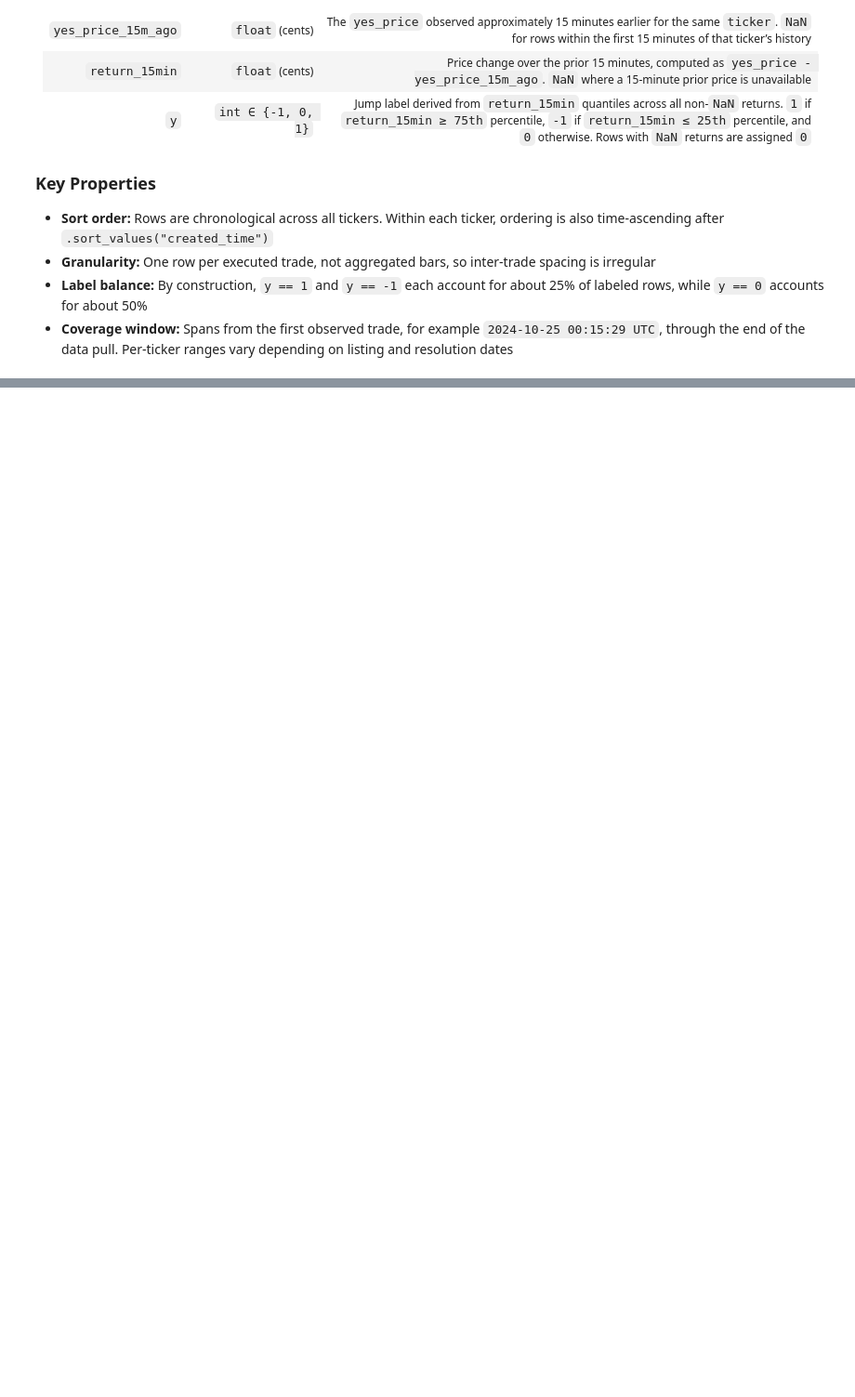
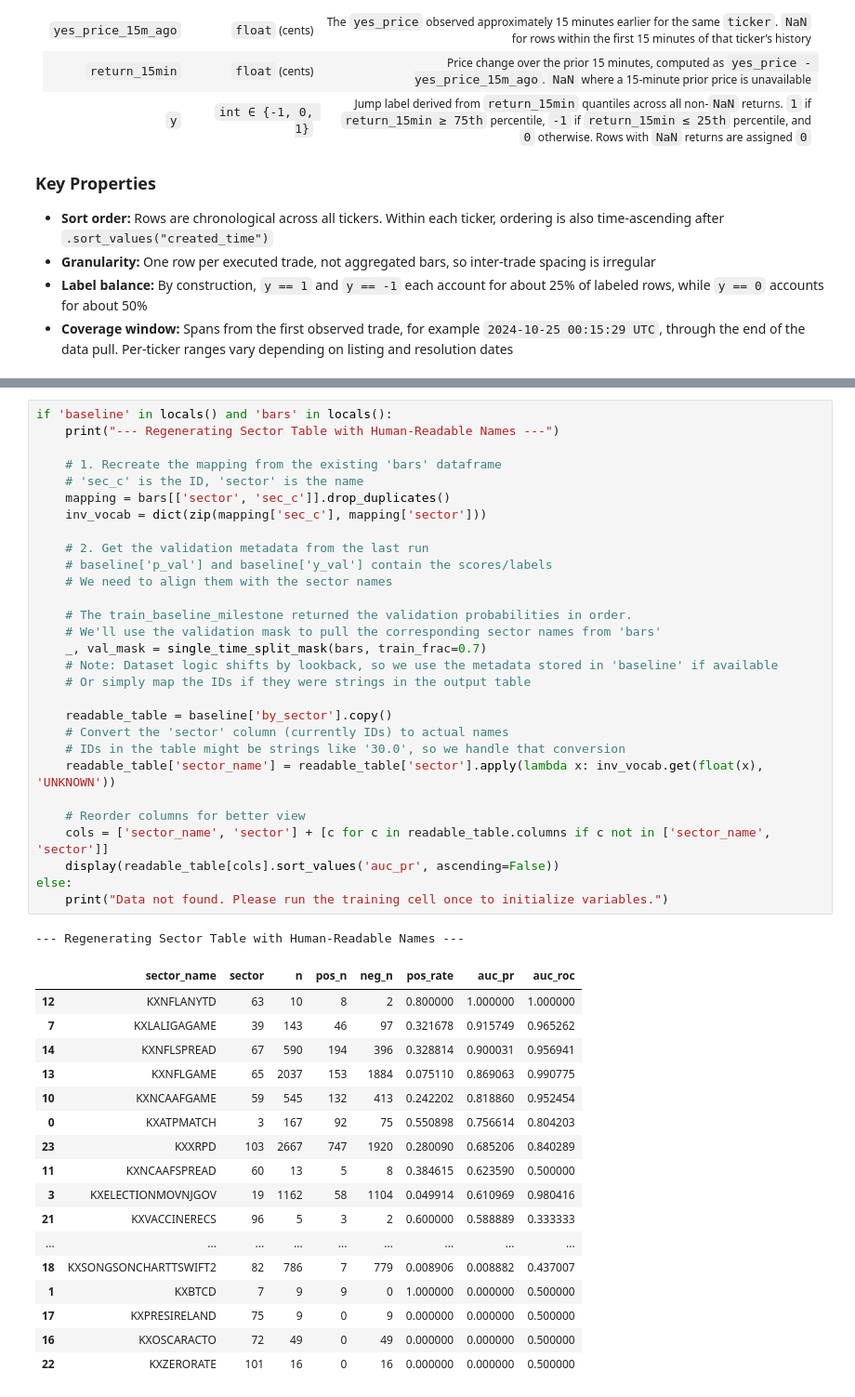
Before and after one commit to abprada/Kalshi-Project, a Jupyter notebook: notebooks/data.ipynb, the cells around one changed output, grey strips where cells are left out. Shown at 93% size. Cells and saved outputs as stored; diff of their text form; blank space fills up the shorter version.

```diff
--- a/notebooks/data.ipynb
+++ b/notebooks/data.ipynb
@@ -710,0 +1397,48 @@ A time-ordered record of individual trade executions on prediction-market contra
+# %%
+if 'baseline' in locals() and 'bars' in locals():
+    print("--- Regenerating Sector Table with Human-Readable Names ---")
+
+    # 1. Recreate the mapping from the existing 'bars' dataframe
+    # 'sec_c' is the ID, 'sector' is the name
+    mapping = bars[['sector', 'sec_c']].drop_duplicates()
+    inv_vocab = dict(zip(mapping['sec_c'], mapping['sector']))
+
+    # 2. Get the validation metadata from the last run
+    # baseline['p_val'] and baseline['y_val'] contain the scores/labels
+    # We need to align them with the sector names
+
+    # The train_baseline_milestone returned the validation probabilities in order.
+    # We'll use the validation mask to pull the corresponding sector names from 'bars'
+    _, val_mask = single_time_split_mask(bars, train_frac=0.7)
+    # Note: Dataset logic shifts by lookback, so we use the metadata stored in 'baseline' if available
+    # Or simply map the IDs if they were strings in the output table
+
+    readable_table = baseline['by_sector'].copy()
+    # Convert the 'sector' column (currently IDs) to actual names
+    # IDs in the table might be strings like '30.0', so we handle that conversion
+    readable_table['sector_name'] = readable_table['sector'].apply(lambda x: inv_vocab.get(float(x), 'UNKNOWN'))
+
+    # Reorder columns for better view
+    cols = ['sector_name', 'sector'] + [c for c in readable_table.columns if c not in ['sector_name', 'sector']]
+    display(readable_table[cols].sort_values('auc_pr', ascending=False))
+else:
+    print("Data not found. Please run the training cell once to initialize variables.")
+# %% [output]
+--- Regenerating Sector Table with Human-Readable Names ---
+|  | sector_name | sector | n | pos_n | neg_n | pos_rate | auc_pr | auc_roc |
+| 12 | KXNFLANYTD | 63 | 10 | 8 | 2 | 0.800000 | 1.000000 | 1.000000 |
+| 7 | KXLALIGAGAME | 39 | 143 | 46 | 97 | 0.321678 | 0.915749 | 0.965262 |
+| 14 | KXNFLSPREAD | 67 | 590 | 194 | 396 | 0.328814 | 0.900031 | 0.956941 |
+| 13 | KXNFLGAME | 65 | 2037 | 153 | 1884 | 0.075110 | 0.869063 | 0.990775 |
+| 10 | KXNCAAFGAME | 59 | 545 | 132 | 413 | 0.242202 | 0.818860 | 0.952454 |
+| 0 | KXATPMATCH | 3 | 167 | 92 | 75 | 0.550898 | 0.756614 | 0.804203 |
+| 23 | KXXRPD | 103 | 2667 | 747 | 1920 | 0.280090 | 0.685206 | 0.840289 |
+| 11 | KXNCAAFSPREAD | 60 | 13 | 5 | 8 | 0.384615 | 0.623590 | 0.500000 |
+| 3 | KXELECTIONMOVNJGOV | 19 | 1162 | 58 | 1104 | 0.049914 | 0.610969 | 0.980416 |
+| 21 | KXVACCINERECS | 96 | 5 | 3 | 2 | 0.600000 | 0.588889 | 0.333333 |
+| ... | ... | ... | ... | ... | ... | ... | ... | ... |
+| 18 | KXSONGSONCHARTTSWIFT2 | 82 | 786 | 7 | 779 | 0.008906 | 0.008882 | 0.437007 |
+| 1 | KXBTCD | 7 | 9 | 9 | 0 | 1.000000 | 0.000000 | 0.500000 |
+| 17 | KXPRESIRELAND | 75 | 9 | 0 | 9 | 0.000000 | 0.000000 | 0.500000 |
+| 16 | KXOSCARACTO | 72 | 49 | 0 | 49 | 0.000000 | 0.000000 | 0.500000 |
+| 22 | KXZERORATE | 101 | 16 | 0 | 16 | 0.000000 | 0.000000 | 0.500000 |
```
Also changed, not shown: parts of 31 cells of this notebook.
